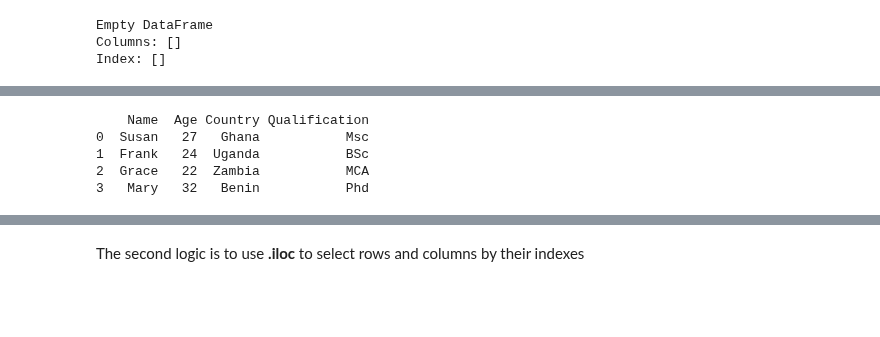
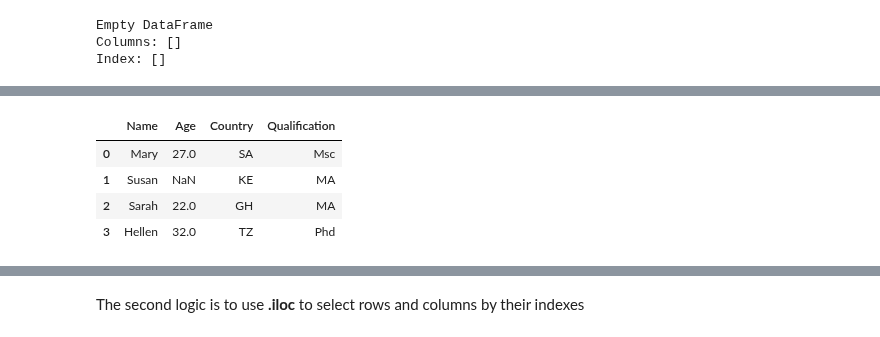
Before and after one commit to WPSYG/Python-2-day-workshop, a Jupyter notebook: Part_05_Pandas.ipynb, the cells around one changed output, grey strips where cells are left out. Saved outputs shown, nothing was run; the diff lists cells and outputs as text; code cells hidden in the pictures; blank space fills up the shorter version.

```diff
--- a/Part_05_Pandas.ipynb
+++ b/Part_05_Pandas.ipynb
@@ -133,17 +152,20 @@ Indexing in pandas means simply selecting particular rows and columns of data fr
 # %%
+#Import numpy to help create null values
+import numpy as np
 # Define a dictionary containing employee data
-data = {'Name':['Susan', 'Frank', 'Grace', 'Mary'],
-        'Age':[27, 24, 22, 32],
-        'Country':['Ghana', 'Uganda', 'Zambia', 'Benin'],
-        'Qualification':['Msc', 'BSc', 'MCA', 'Phd']}
+data = {'Name':['Mary', 'Susan', "Sarah", 'Hellen'],
+        'Age':[27, np.NaN, 22, 32],
+        'Country':['SA', 'KE', 'GH', 'TZ'],
+        'Qualification':['Msc', 'MA', 'MA', 'Phd']}
 
 # Convert the dictionary into DataFrame
-df = pd.DataFrame(data, columns=['Name','Age','Country','Qualification'])
+df = pd.DataFrame(data)
 #View the entire data frame
-print(df)
+#print(df)
+df
 # %% [output]
-    Name  Age Country Qualification
-0  Susan   27   Ghana           Msc
-1  Frank   24  Uganda           BSc
-2  Grace   22  Zambia           MCA
-3   Mary   32   Benin           Phd
+|  | Name | Age | Country | Qualification |
+| 0 | Mary | 27.0 | SA | Msc |
+| 1 | Susan | NaN | KE | MA |
+| 2 | Sarah | 22.0 | GH | MA |
+| 3 | Hellen | 32.0 | TZ | Phd |
```
Also changed, not shown: parts of 105 cells of this notebook.
